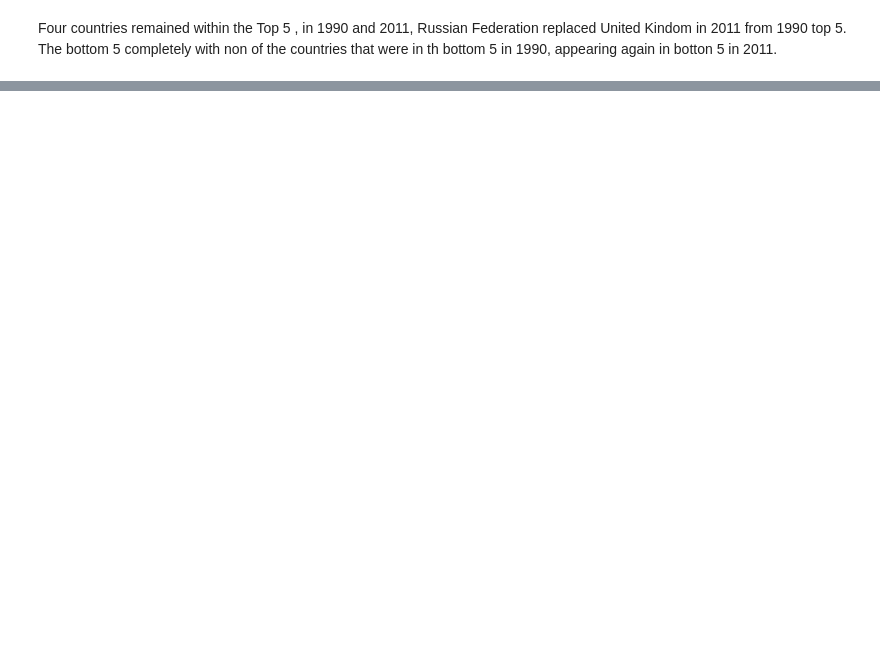
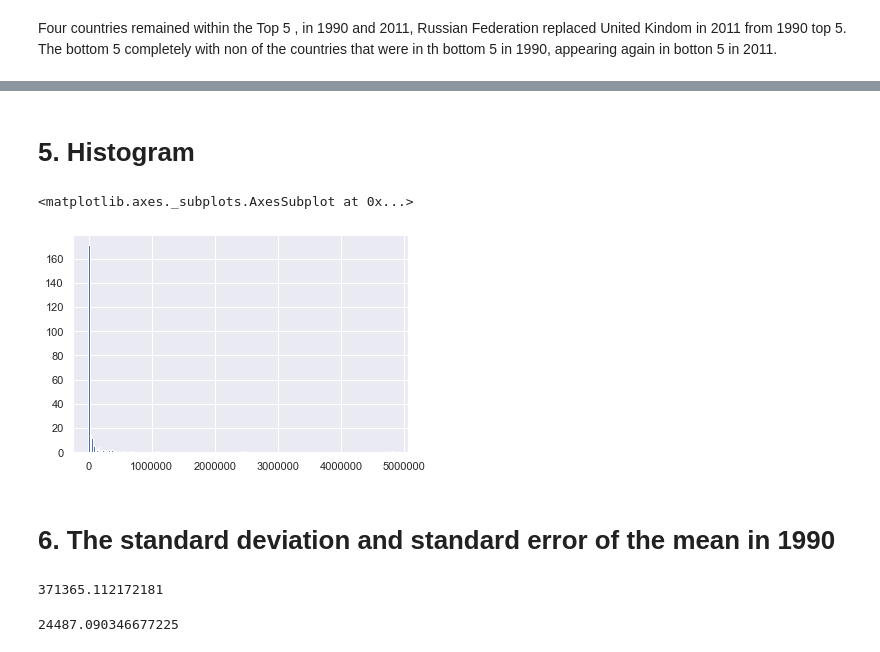
Before and after one commit to KhomotsoT/statistical-thinking, a Jupyter notebook: Statistical-thinking.ipynb, the cells around one changed output, grey strips where cells are left out. Drawn from its saved outputs; the diff is of its cells as text; code cells hidden in the pictures; blank space fills up the shorter version.

```diff
--- a/Statistical-thinking.ipynb
+++ b/Statistical-thinking.ipynb
@@ -300,0 +348,19 @@ display(df6.reset_index().sort_values(['2011'],ascending=False))
+# %% [markdown]
+# 5. Histogram
+# %%
+df5.hist(bins = 200)
+# %% [output]
+<matplotlib.axes._subplots.AxesSubplot at 0x...>
+[figure, added]
+# %% [markdown]
+# 6. The standard deviation and standard error of the mean in 1990
+# %%
+# the standard deviation
+df5.std()
+# %% [output]
+371365.112172181
+# %%
+# Standard error
+df5.sem()
+# %% [output]
+24487.090346677225
```
Also changed, not shown: parts of 11 cells of this notebook.
